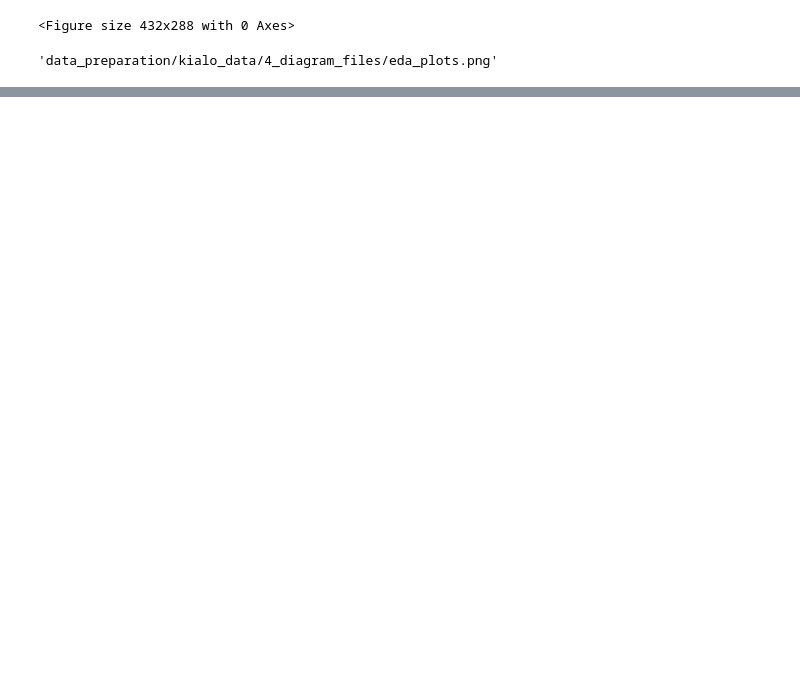
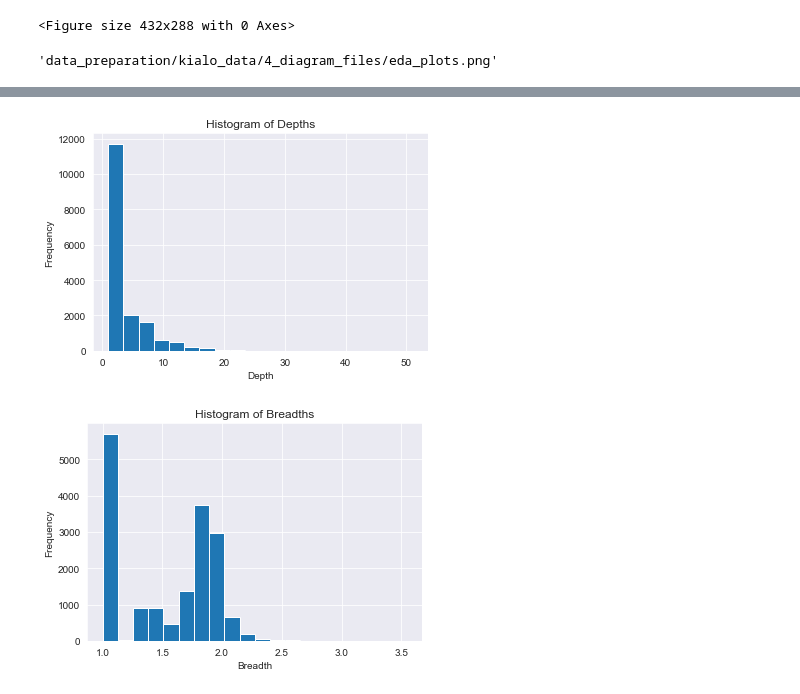
Before and after one commit to digwit678/Can-Language-Models-Follow-Discussions, a Jupyter notebook: data_analysis_v2.ipynb, the cells around one changed output, grey strips where cells are left out. Saved outputs shown, nothing was run; the diff lists cells and outputs as text; code cells hidden in the pictures; blank space fills up the shorter version.

Commit message:
Version 2 - graph parsing - depth and breadth statistical analysis (histograms, boxplots for outliers) -

```diff
--- a/data_analysis_v1.ipynb
+++ b/data_analysis_v2.ipynb
@@ -464,0 +673,28 @@ There is a moderate correlation between 'ClaimCreated' and 'LastModified', confi
+# %%
+import numpy as np
+
+# Step 1: Check for None Graphs
+none_count = sum([1 for graph in parsed_discussion_graphs if graph is None])
+empty_count = 0
+# Step 2: Skip None values in loop
+depths = []
+breadths = []
+
+for graph in parsed_discussion_graphs:
+    if graph is None:
+        print("Skipping None graph.")
+        continue
+
+    if len(graph.vs) == 0:
+        print("Skipping empty graph.")
+        empty_count += 1
+        continue
+
+    # Depth: Longest path in the graph
+    distances = np.array(graph.distances())
+    depth = np.max(distances[distances < np.inf])  # Exclude infinite values
+    depths.append(depth)
+
+    # Breadth: Average number of child nodes per parent
+    avg_degree = np.mean(graph.degree(mode="out"))
+    breadths.append(avg_degree)
@@ -464,0 +748,17 @@ There is a moderate correlation between 'ClaimCreated' and 'LastModified', confi
+# %%
+import matplotlib.pyplot as plt
+
+plt.hist(depths, bins=20)
+plt.title('Histogram of Depths')
+plt.xlabel('Depth')
+plt.ylabel('Frequency')
+plt.show()
+
+plt.hist(breadths, bins=20)
+plt.title('Histogram of Breadths')
+plt.xlabel('Breadth')
+plt.ylabel('Frequency')
+plt.show()
+# %% [output]
+[figure, added]
+[figure, added]
```
Also changed, not shown: parts of 30 cells of this notebook.
